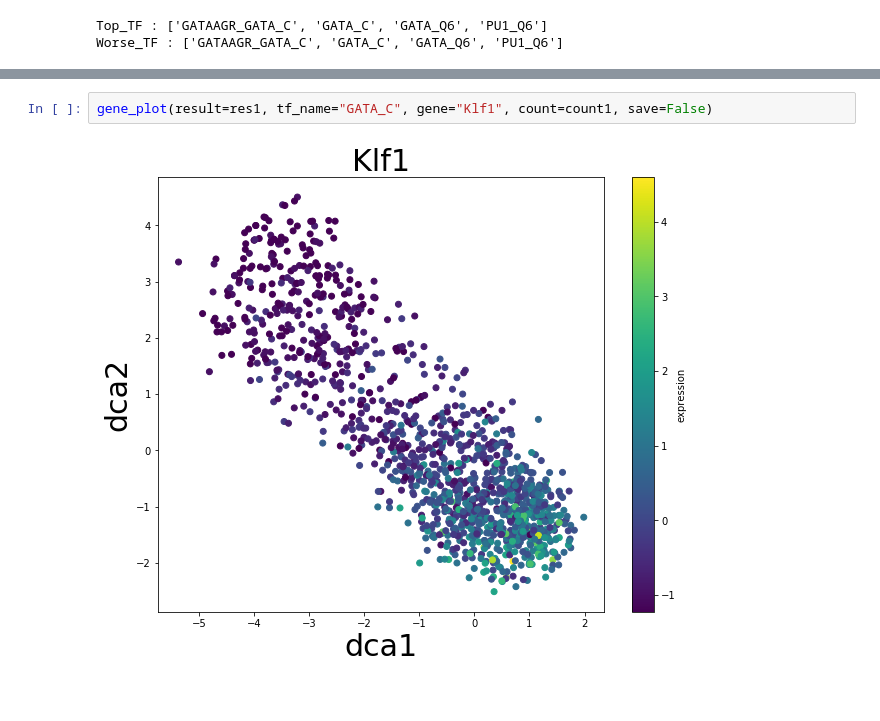
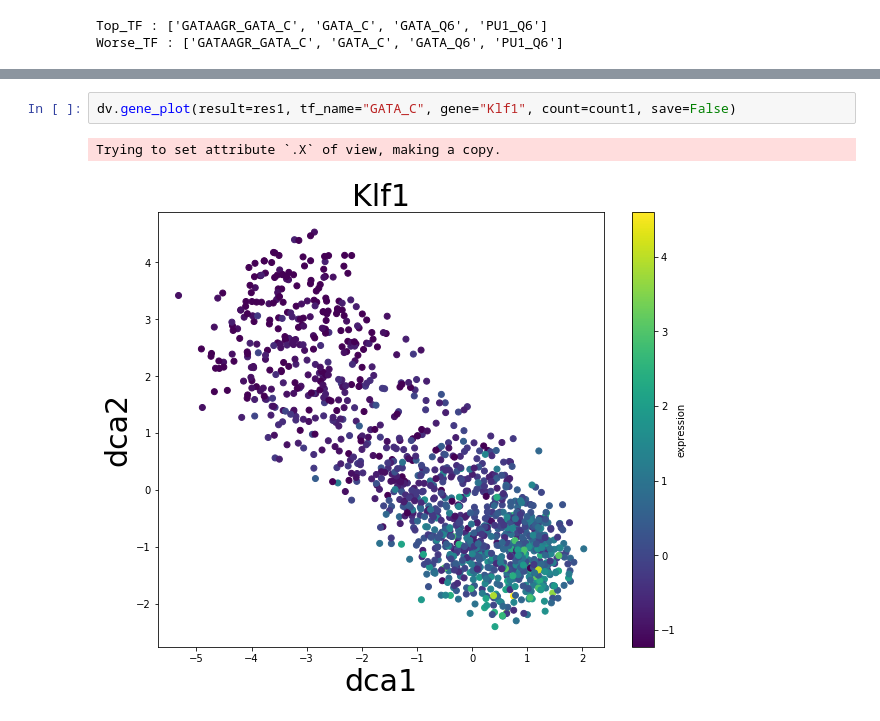
Before and after one commit to lkmklsmn/DrivAER, a Jupyter notebook: DrivAER_Tutorial.ipynb, the cells around one changed output, grey strips where cells are left out. Drawn from its saved outputs; the diff is of its cells as text.

```diff
--- a/DrivAER_Tutorial.ipynb
+++ b/DrivAER_Tutorial.ipynb
@@ -42,4 +62,5 @@ dv.embedding_plot(result=res1, tf_name="PU1_Q6", pheno=pt1, datatype="continuous
 # %%
-gene_plot(result=res1, tf_name="GATA_C", gene="Klf1", count=count1, save=False)
+dv.gene_plot(result=res1, tf_name="GATA_C", gene="Klf1", count=count1, save=False)
 # %% [output]
+Trying to set attribute `.X` of view, making a copy.
-[figure, old version]
+[figure, new version]
```
Also changed, not shown: parts of 4 cells of this notebook, 3 other files.
